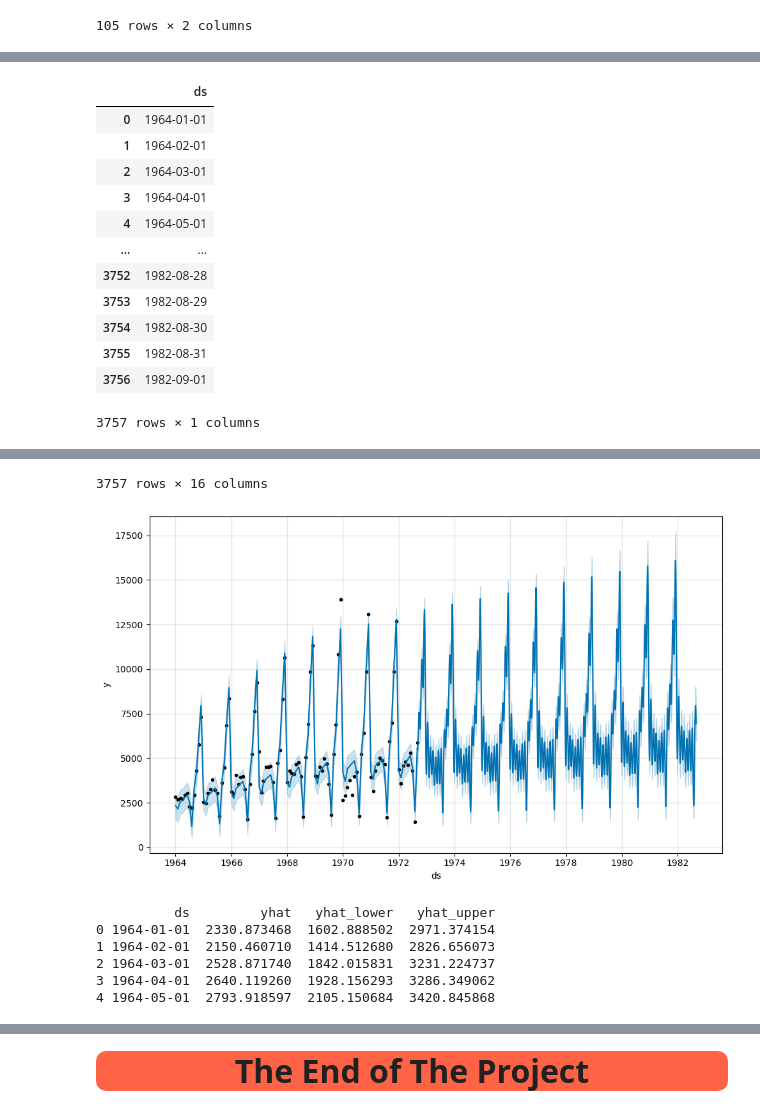
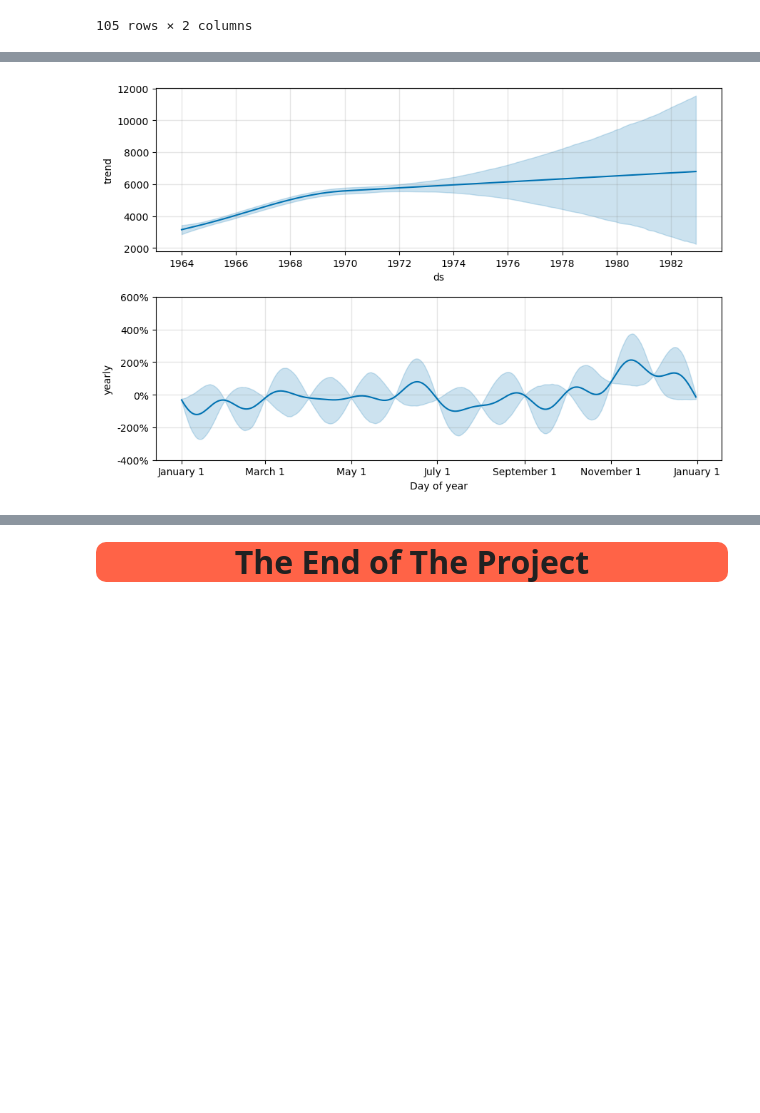
Before and after one commit to celik-muhammed/DL_Deploy_Time_Series-Product-Sales-Project, a Jupyter notebook: ml_time_series_deploy_product_sales_prediction_v1.ipynb, the cells around one changed output, grey strips where cells are left out. Drawn from its saved outputs; the diff is of its cells as text; code cells hidden in the pictures; blank space fills up the shorter version.

```diff
--- a/ml_time_series_deploy_product_sales_prediction_v1.ipynb
+++ b/ml_time_series_deploy_product_sales_prediction_v1.ipynb
@@ -696,10 +858,10 @@ The parameters of the ARIMA model can be defined as follows:
 from pmdarima.model_selection import train_test_split
 
 # Load/split your data
-y = df['Sales']
-train, test = pm.model_selection.train_test_split(y, test_size=12)
+y          = df1[label]
+train, val = pm.model_selection.train_test_split(y, test_size=12)
 
 # Perform your desired operations on the train and test sets
-print(train.shape, test.shape)
+print(train.shape, val.shape)
 # %% [output]
 (93,) (12,)
@@ -742,0 +1018,7 @@ Total fit time: 9.398 seconds
+# %%
+# results of the autocorrelation function (ACF) analysis on the residuals of a time series model
+r,q,p = sm.tsa.acf(model.resid(), fft=True, qstat=True)
+data  = np.c_[r[1:], q, p]
+index = pd.Index(range(1, q.shape[0]+1), name="lag")
+table = pd.DataFrame(data, columns=["AC", "Q", "Prob(>Q)"], index=index)
+print(table)
@@ -996,3 +1269,7 @@ dtype: object
 | 103 | 1972-08-01 | 1413.0 |
 | 104 | 1972-09-01 | 5877.0 |
 105 rows × 2 columns
+# %%
+# Trained Prophet Model
+m = Prophet(growth='linear', seasonality_mode='multiplicative', ).fit(df)
+m.history_dates
@@ -998,0 +1291,14 @@ dtype: object
+# %%
+# make your future Datetime
+# future = m.make_future_dataframe(periods=3650, freq='D')
+future   = m.make_future_dataframe(periods=123, freq='MS')
+display(future)
+
+# make your forecasts
+forecast = m.predict(future)
+display(forecast)
+
+# summarize the forecast
+print(forecast[['ds', 'yhat', 'yhat_lower', 'yhat_upper']].head())
+
+fig = m.plot(forecast)
@@ -999,8 +1339,6 @@ dtype: object
 # %%
-m        = Prophet(growth='linear', seasonality_mode='multiplicative').fit(df)
-future   = m.make_future_dataframe(periods=3652)
+m        = Prophet(growth='linear', seasonality_mode='multiplicative',
+                   mcmc_samples=1000).fit(df, show_progress=False, show_console=False)
 forecast = m.predict(future)
-display(future, forecast)
-
-fig    = m.plot(forecast)
+fig      = m.plot_components(forecast)
 # %% [output]
@@ -1009,13 +1346,0 @@ fig    = m.plot(forecast)
-|  | ds |
-| 0 | 1964-01-01 |
-| 1 | 1964-02-01 |
-| 2 | 1964-03-01 |
-| 3 | 1964-04-01 |
-| 4 | 1964-05-01 |
-| ... | ... |
-| 3752 | 1982-08-28 |
-| 3753 | 1982-08-29 |
-| 3754 | 1982-08-30 |
-| 3755 | 1982-08-31 |
-| 3756 | 1982-09-01 |
-3757 rows × 1 columns
@@ -1034,12 +1347 @@ fig    = m.plot(forecast)
-3757 rows × 16 columns
-[figure, old version]
+[figure, new version]
-# %%
-# summarize the forecast
-print(forecast[['ds', 'yhat', 'yhat_lower', 'yhat_upper']].head())
-# %% [output]
-          ds         yhat   yhat_lower   yhat_upper
-0 1964-01-01  2330.873468  1602.888502  2971.374154
-1 1964-02-01  2150.460710  1414.512680  2826.656073
-2 1964-03-01  2528.871740  1842.015831  3231.224737
-3 1964-04-01  2640.119260  1928.156293  3286.349062
-4 1964-05-01  2793.918597  2105.150684  3420.845868
```
Also changed, not shown: parts of 72 cells of this notebook.
